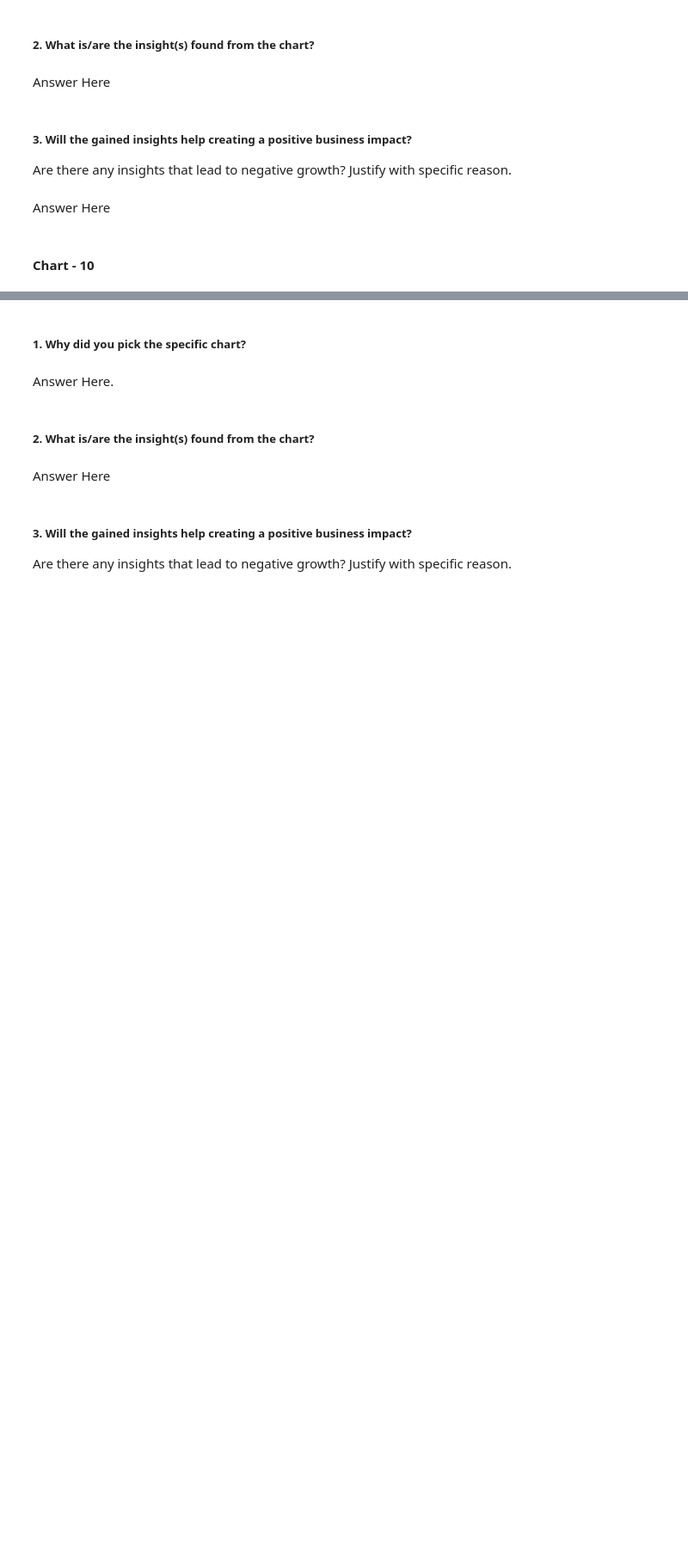
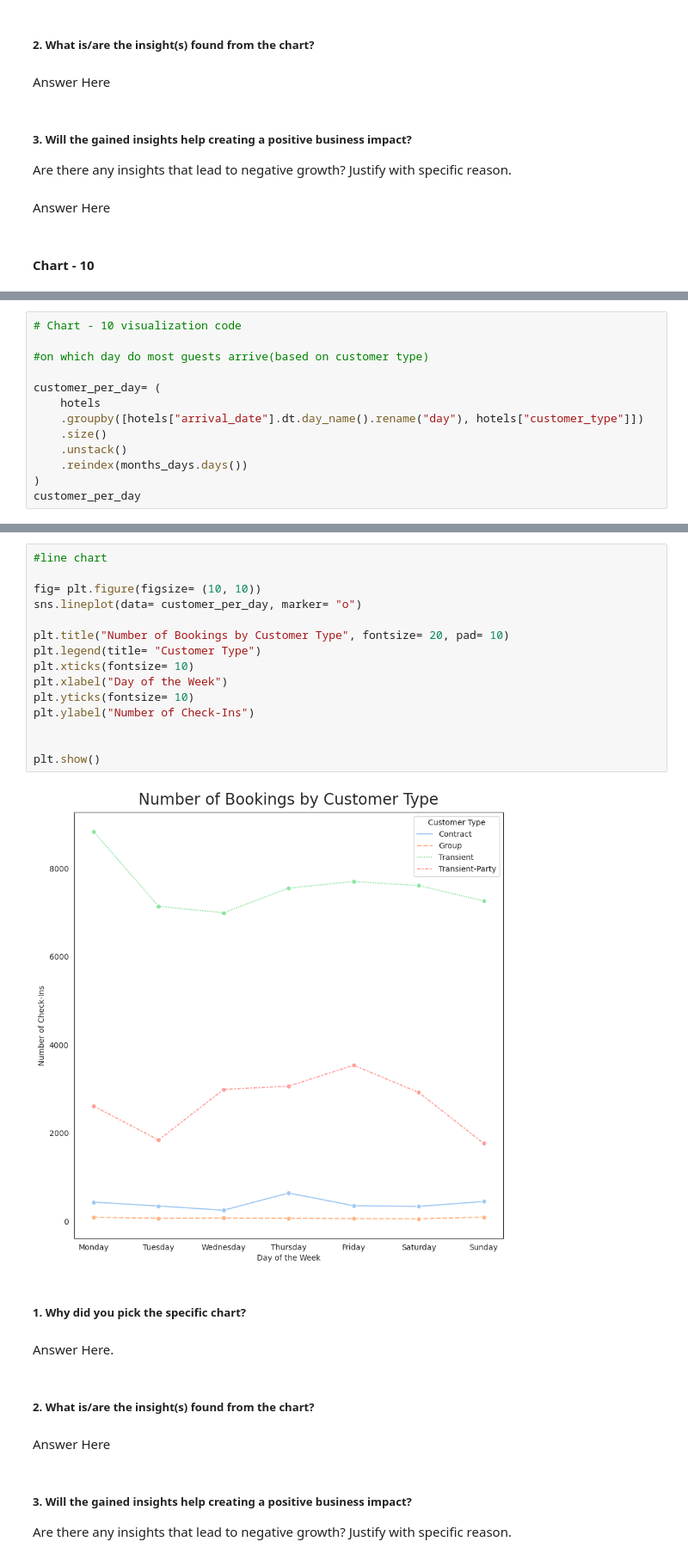
Before and after one commit to bisht-deepak/EDA, a Jupyter notebook: Hotel Booking/hotel-booking-analysis.ipynb, the cells around one changed output, grey strips where cells are left out. Shown at 86% size. Cells and saved outputs as stored; diff of their text form; blank space fills up the shorter version.

```diff
--- a/Hotel Booking/hotel-booking-analysis.ipynb
+++ b/Hotel Booking/hotel-booking-analysis.ipynb
@@ -900,0 +978,13 @@ Answer Here
+# %%
+# Chart - 10 visualization code
+
+#on which day do most guests arrive(based on customer type)
+
+customer_per_day= (
+    hotels
+    .groupby([hotels["arrival_date"].dt.day_name().rename("day"), hotels["customer_type"]])
+    .size()
+    .unstack()
+    .reindex(months_days.days())
+)
+customer_per_day
@@ -901,3 +1001,20 @@ Answer Here
+# %%
+#line chart
+
+fig= plt.figure(figsize= (10, 10))
+sns.lineplot(data= customer_per_day, marker= "o")
+
+plt.title("Number of Bookings by Customer Type", fontsize= 20, pad= 10)
+plt.legend(title= "Customer Type")
+plt.xticks(fontsize= 10)
+plt.xlabel("Day of the Week")
+plt.yticks(fontsize= 10)
+plt.ylabel("Number of Check-Ins")
+
+
+plt.show()
+# %% [output]
+[figure, added]
 # %% [markdown]
 ##### 1. Why did you pick the specific chart?
 # %% [markdown]
```
Also changed, not shown: parts of 13 cells of this notebook.
